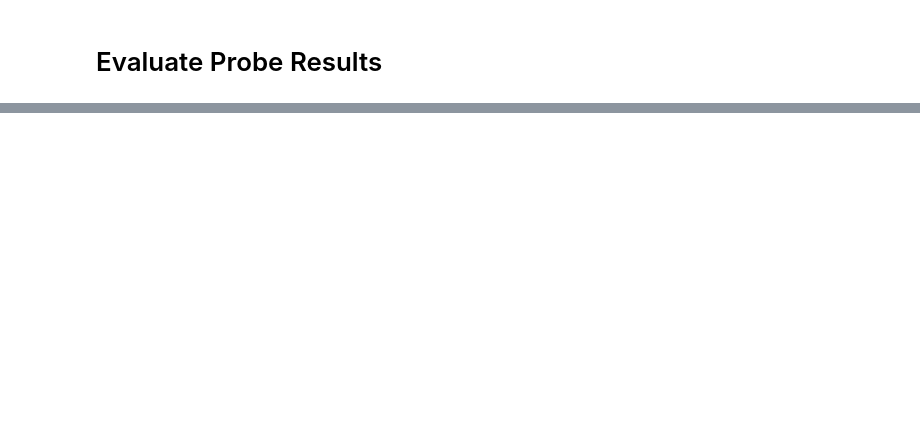
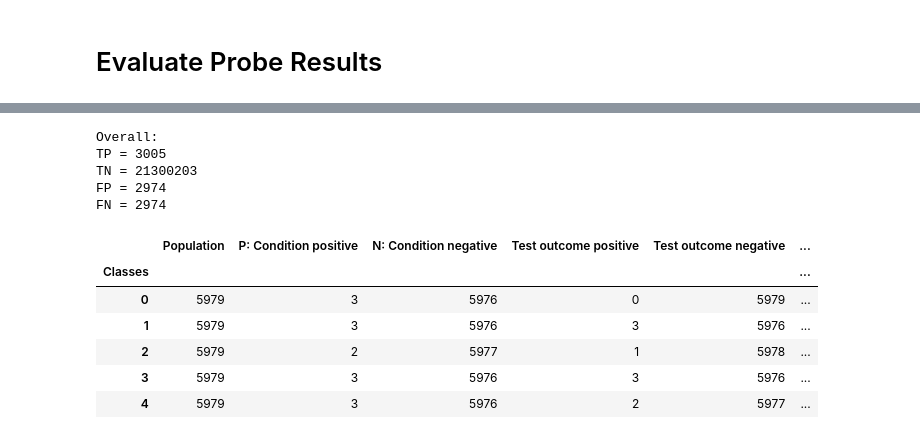
Before and after one commit to clemme/biometricsystems2016-frs, a Jupyter notebook: openface/evaluation/OpenFace_Evaluation.ipynb, the cells around one changed output, grey strips where cells are left out. Cells and saved outputs as stored; diff of their text form; code cells hidden in the pictures; blank space fills up the shorter version.

```diff
--- a/openface/evaluation/OpenFace_Evaluation.ipynb
+++ b/openface/evaluation/OpenFace_Evaluation.ipynb
@@ -1,7 +1,14 @@
 # %%
+from __future__ import division
 from sklearn.metrics import roc_curve, auc
 import matplotlib.pyplot as plt
+from matplotlib import pyplot as plt
+import matplotlib
 import pandas as pd
+import scipy
+import numpy as np
+from IPython.display import Image
+pd.set_option("display.max_columns",30)
 
 %matplotlib inline
 # %%
@@ -155,0 +170,35 @@ cm.stats()
+# %%
+# Switch index and column names (for easier manipulation)
+cm_stats_class_t = cm_stats['class'].transpose()
+
+# All data subjects (labelled)
+subjects = cm_stats_class_t.index
+# Individual analysis stats
+subject_stats = cm_stats_class_t.columns
+
+tp_all = cm_stats_class_t['TP: True Positive'].sum()
+tn_all = cm_stats_class_t['TN: True Negative'].sum()
+fp_all = cm_stats_class_t['FP: False Positive'].sum()
+fn_all = cm_stats_class_t['FN: False Negative'].sum()
+
+print "Overall:"
+print "TP = {}".format(tp_all)
+print "TN = {}".format(tn_all)
+print "FP = {}".format(fp_all)
+print "FN = {}".format(fn_all)
+# %% [output]
+Overall:
+TP = 3005
+TN = 21300203
+FP = 2974
+FN = 2974
+# %%
+stats_df.head()
+# %% [output]
+|  | Population | P: Condition positive | N: Condition negative | Test outcome positive | Test outcome negative | ... |
+| Classes |  |  |  |  |  | ... |
+| 0 | 5979 | 3 | 5976 | 0 | 5979 | ... |
+| 1 | 5979 | 3 | 5976 | 3 | 5976 | ... |
+| 2 | 5979 | 2 | 5977 | 1 | 5978 | ... |
+| 3 | 5979 | 3 | 5976 | 3 | 5976 | ... |
+| 4 | 5979 | 3 | 5976 | 2 | 5977 | ... |
```
Also changed, not shown: parts of 19 cells of this notebook, 9 other files.
